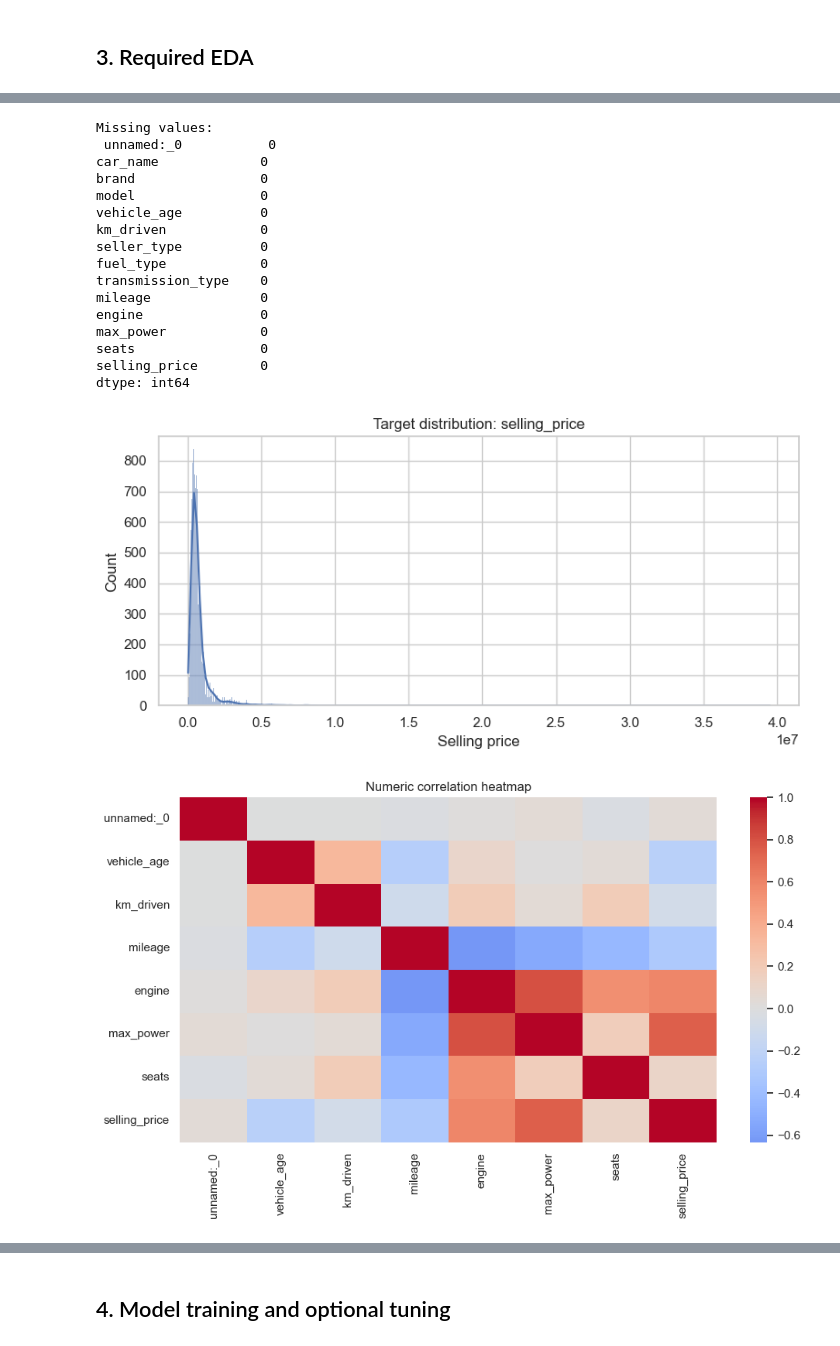
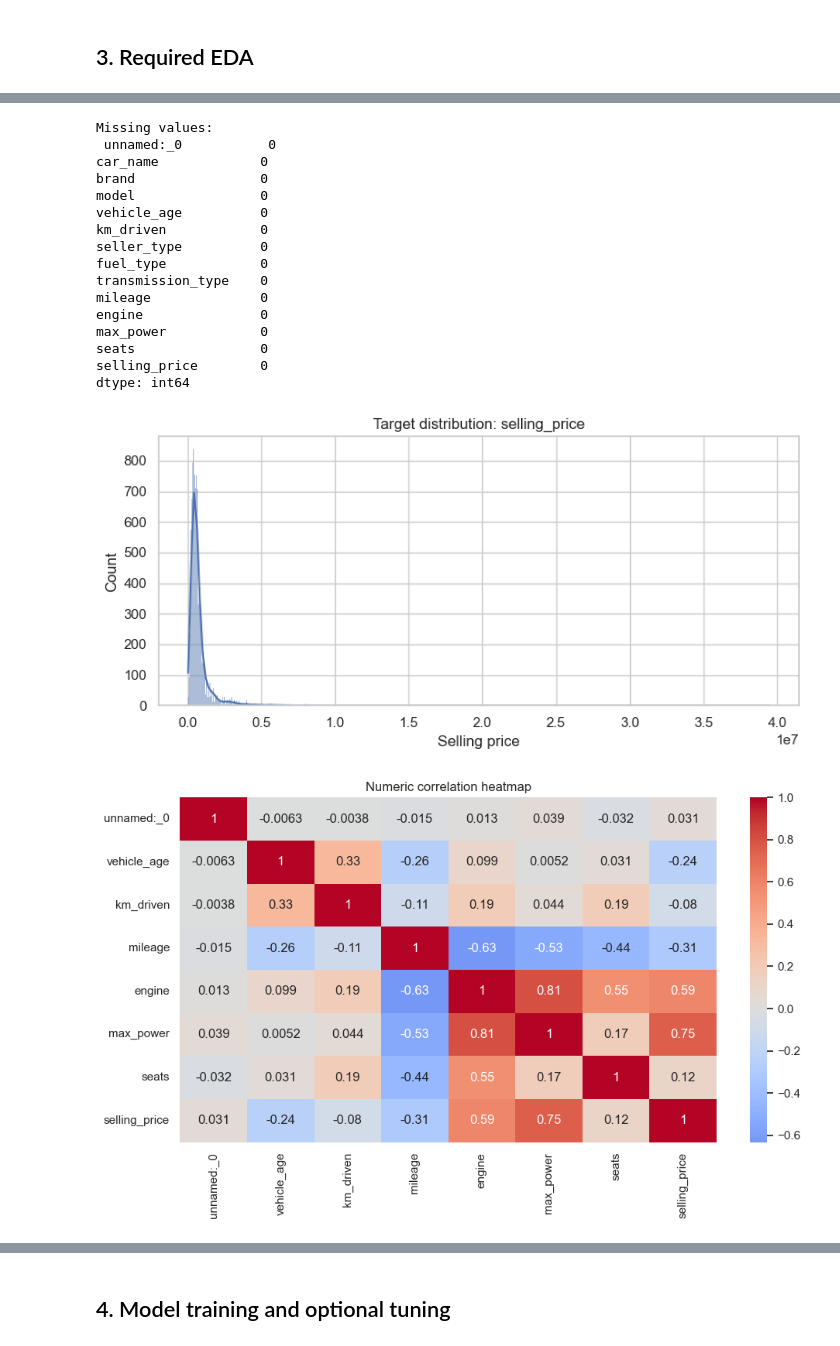
Before and after one commit to rohithtej2109/Smart-car-deals, a Jupyter notebook: Regression/07_random_forest_regressor.ipynb, the cells around one changed output, grey strips where cells are left out. Drawn from its saved outputs; the diff is of its cells as text; code cells hidden in the pictures.

```diff
--- a/Regression/07_random_forest_regressor.ipynb
+++ b/Regression/07_random_forest_regressor.ipynb
@@ -85,7 +85,7 @@ display(df.head())
 display(df.describe(include="all").T)
 print("Missing values:\n", df.isna().sum())
 plt.figure(figsize=(8,4)); sns.histplot(y, kde=True); plt.title("Target distribution: selling_price"); plt.xlabel("Selling price"); plt.tight_layout(); plt.show()
-plt.figure(figsize=(10,6)); sns.heatmap(df.select_dtypes(include=np.number).corr(), cmap="coolwarm", center=0); plt.title("Numeric correlation heatmap"); plt.tight_layout(); plt.show()
+plt.figure(figsize=(10,6)); sns.heatmap(df.select_dtypes(include=np.number).corr(), cmap="coolwarm", center=0, annot = True); plt.title("Numeric correlation heatmap"); plt.tight_layout(); plt.show()
 for col in [c for c in ["year","km_driven","car_age"] if c in df.columns]:
     plt.figure(figsize=(7,4)); sns.scatterplot(data=df, x=col, y=TARGET, alpha=.5); plt.title(f"{col} vs selling_price"); plt.tight_layout(); plt.show()
 # %% [output]
@@ -100,34 +100,34 @@ for col in [c for c in ["year","km_driven","car_age"] if c in df.columns]:
 | car_name | 15411 | 121 | Hyundai i20 | 906 | NaN | NaN | NaN | NaN | NaN | NaN | NaN |
 | brand | 15411 | 32 | Maruti | 4992 | NaN | NaN | NaN | NaN | NaN | NaN | NaN |
 | model | 15411 | 120 | i20 | 906 | NaN | NaN | NaN | NaN | NaN | NaN | NaN |
 | vehicle_age | 15411.0 | NaN | NaN | NaN | 6.036338 | 3.013291 | 0.0 | 4.0 | 6.0 | 8.0 | 29.0 |
 | km_driven | 15411.0 | NaN | NaN | NaN | 55616.480631 | 51618.548422 | 100.0 | 30000.0 | 50000.0 | 70000.0 | 3800000.0 |
 | seller_type | 15411 | 3 | Dealer | 9539 | NaN | NaN | NaN | NaN | NaN | NaN | NaN |
 | fuel_type | 15411 | 5 | Petrol | 7643 | NaN | NaN | NaN | NaN | NaN | NaN | NaN |
 | transmission_type | 15411 | 2 | Manual | 12225 | NaN | NaN | NaN | NaN | NaN | NaN | NaN |
 | mileage | 15411.0 | NaN | NaN | NaN | 19.701151 | 4.171265 | 4.0 | 17.0 | 19.67 | 22.7 | 33.54 |
 | engine | 15411.0 | NaN | NaN | NaN | 1486.057751 | 521.106696 | 793.0 | 1197.0 | 1248.0 | 1582.0 | 6592.0 |
 | max_power | 15411.0 | NaN | NaN | NaN | 100.588254 | 42.972979 | 38.4 | 74.0 | 88.5 | 117.3 | 626.0 |
 | seats | 15411.0 | NaN | NaN | NaN | 5.325482 | 0.807628 | 0.0 | 5.0 | 5.0 | 5.0 | 9.0 |
 | selling_price | 15411.0 | NaN | NaN | NaN | 774971.11641 | 894128.363263 | 40000.0 | 385000.0 | 556000.0 | 825000.0 | 39500000.0 |
 Missing values:
  unnamed:_0           0
 car_name             0
 brand                0
 model                0
 vehicle_age          0
 km_driven            0
 seller_type          0
 fuel_type            0
 transmission_type    0
 mileage              0
 engine               0
 max_power            0
 seats                0
 selling_price        0
 dtype: int64
 [figure]
-[figure, old version]
+[figure, new version]
 [figure]
 # %% [markdown]
 ## 4. Model training and optional tuning
```
Also changed, not shown: parts of 2 cells of this notebook, 3 other files.
